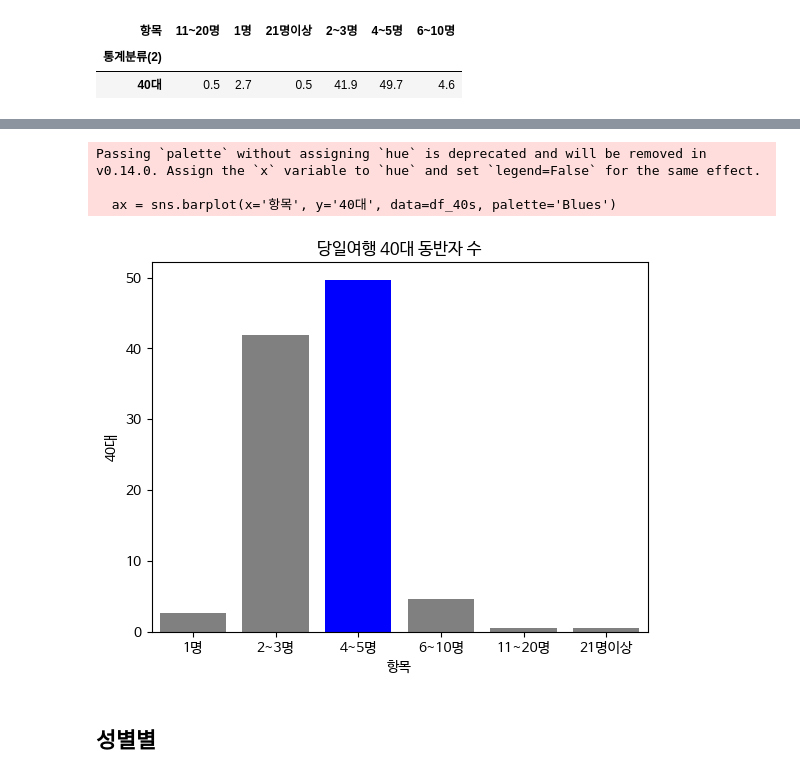
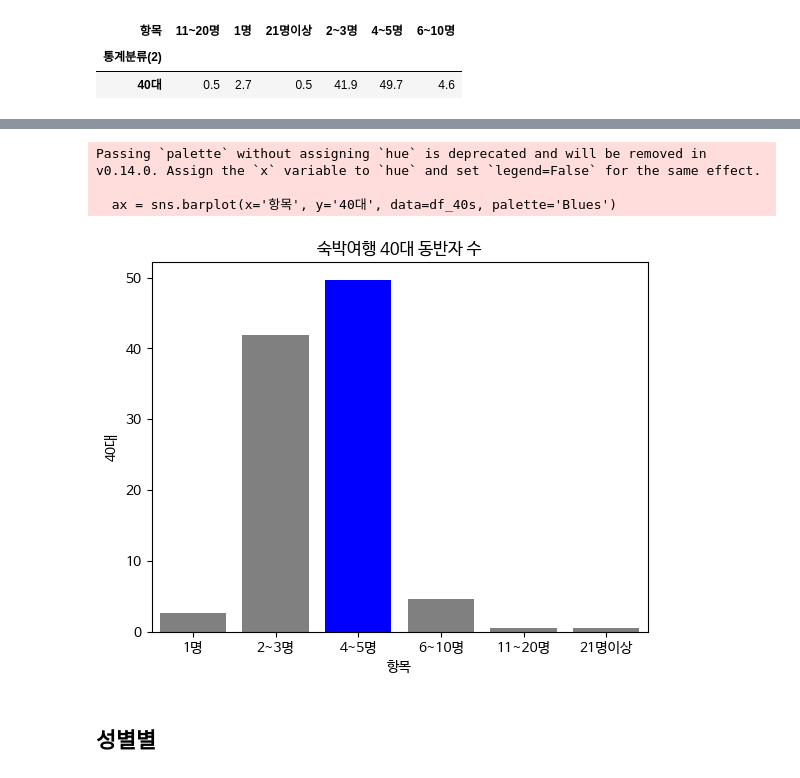
Before and after one commit to nohjuhyeon/AI_LKJ_hubs_fastapi, a Jupyter notebook: data_analysis/persona/2yj_persona_companion.ipynb, the cells around one changed output, grey strips where cells are left out. Saved outputs shown, nothing was run; the diff lists cells and outputs as text; code cells hidden in the pictures.

```diff
--- a/data_analysis/persona/2yj_persona_companion.ipynb
+++ b/data_analysis/persona/2yj_persona_companion.ipynb
@@ -126,26 +126,26 @@ plt.show()
 # %%
 data_40s = {
 '항목': ['1명','2~3명', '4~5명', '6~10명','11~20명', '21명이상' ],
 '40대': [2.7, 41.9, 49.7, 4.6, 0.5, 0.5]
 }
 df_40s = pd.DataFrame(data_40s)
 
 ax = sns.barplot(x='항목', y='40대', data=df_40s, palette='Blues')
 
 for patch in ax.patches:
     patch.set_facecolor('grey')
 
 # 첫 번째와 두 번째 막대를 파란색으로 변경
 ax.patches[2].set_facecolor('Blue')
 
-plt.title("당일여행 40대 동반자 수")
+plt.title("숙박여행 40대 동반자 수")
 plt.xticks(rotation=0)
 plt.show()
 # %% [output]
 Passing `palette` without assigning `hue` is deprecated and will be removed in v0.14.0. Assign the `x` variable to `hue` and set `legend=False` for the same effect.
 
   ax = sns.barplot(x='항목', y='40대', data=df_40s, palette='Blues')
-[figure, old version]
+[figure, new version]
 # %% [markdown]
 ## 성별별
 # %%
```
Also changed, not shown: parts of 1 cell of this notebook.
